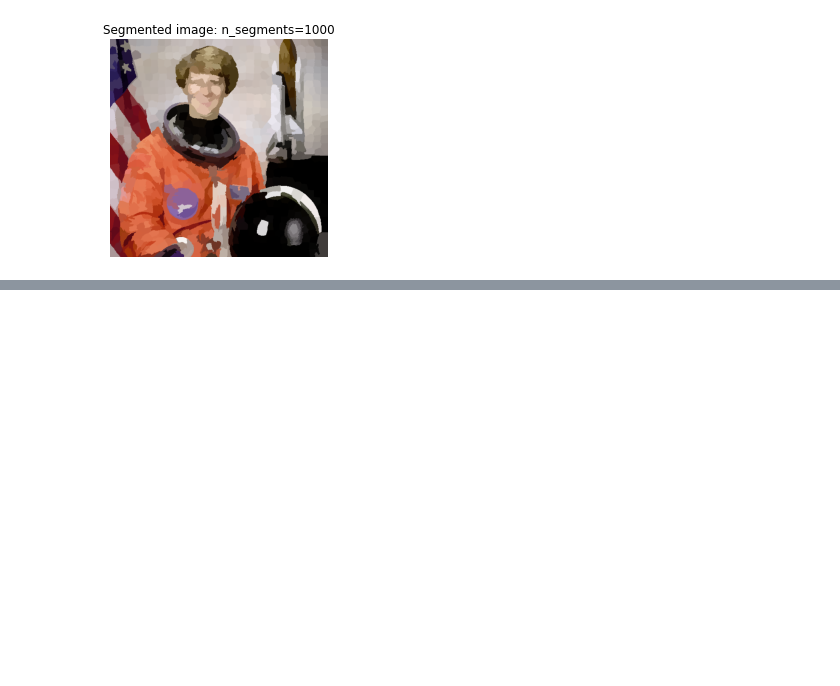
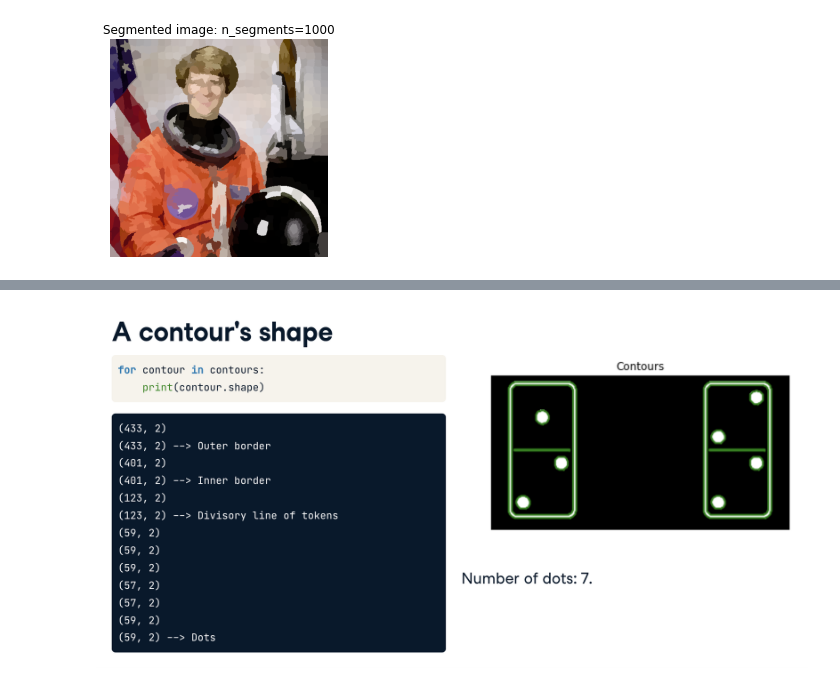
Before and after one commit to anmorgan24/Springboard, a Jupyter notebook: Notes/Image_Processing/Image_Processing_04.ipynb, the cells around one changed output, grey strips where cells are left out. Saved outputs shown, nothing was run; the diff lists cells and outputs as text; code cells hidden in the pictures; blank space fills up the shorter version.

```diff
--- a/Notes/Image_Processing/Image_Processing_04.ipynb
+++ b/Notes/Image_Processing/Image_Processing_04.ipynb
@@ -197,0 +328,4 @@ show_image(segmented_image/255, 'Segmented image: n_segments=1000')
+# %%
+display.Image("pics/contour_shape.png")
+# %% [output]
+[figure, added]
```
Also changed, not shown: parts of 23 cells of this notebook, 3 other files.
